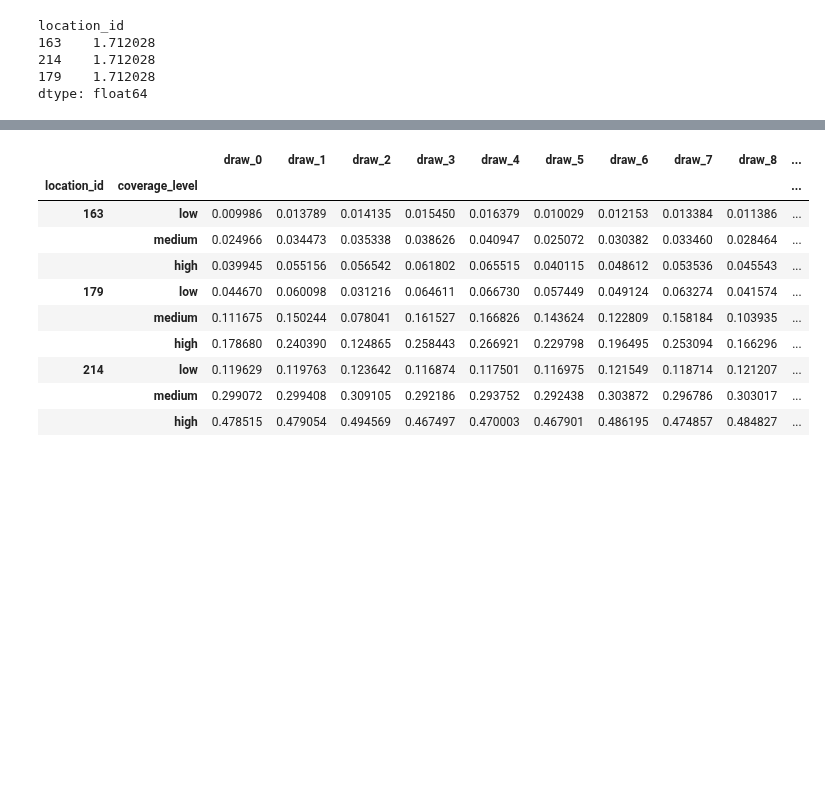
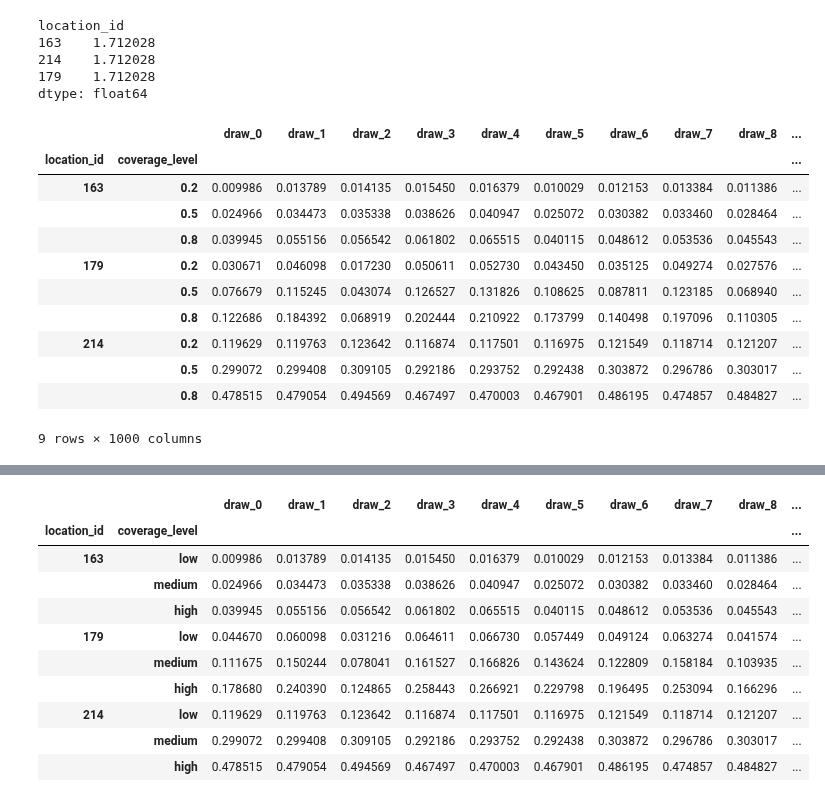
Before and after one commit to ihmeuw/vivarium_data_analysis, a Jupyter notebook: pre_processing/lsff_project/multiplication_models/dichotomous_models/2021_02_16_folic_acid_multiplicative_model_updated_alpha.ipynb, the cells around one changed output, grey strips where cells are left out. Cells and saved outputs as stored; diff of their text form; code cells hidden in the pictures; blank space fills up the shorter version.

Commit message:
working on coverage fns

```diff
--- a/pre_processing/lsff_project/multiplication_models/dichotomous_models/2021_02_16_folic_acid_multiplicative_model_updated_alpha.ipynb
+++ b/pre_processing/lsff_project/multiplication_models/dichotomous_models/2021_02_16_folic_acid_multiplicative_model_updated_alpha.ipynb
@@ -154,0 +183,15 @@ def generate_overall_coverage_rates(nutrient, vehicle, coverage_levels, years, l
+# %%
+counterfactual
+# %% [output]
+|  |  | draw_0 | draw_1 | draw_2 | draw_3 | draw_4 | draw_5 | draw_6 | draw_7 | draw_8 | ... |
+| location_id | coverage_level |  |  |  |  |  |  |  |  |  | ... |
+| 163 | 0.2 | 0.009986 | 0.013789 | 0.014135 | 0.015450 | 0.016379 | 0.010029 | 0.012153 | 0.013384 | 0.011386 | ... |
+|  | 0.5 | 0.024966 | 0.034473 | 0.035338 | 0.038626 | 0.040947 | 0.025072 | 0.030382 | 0.033460 | 0.028464 | ... |
+|  | 0.8 | 0.039945 | 0.055156 | 0.056542 | 0.061802 | 0.065515 | 0.040115 | 0.048612 | 0.053536 | 0.045543 | ... |
+| 179 | 0.2 | 0.030671 | 0.046098 | 0.017230 | 0.050611 | 0.052730 | 0.043450 | 0.035125 | 0.049274 | 0.027576 | ... |
+|  | 0.5 | 0.076679 | 0.115245 | 0.043074 | 0.126527 | 0.131826 | 0.108625 | 0.087811 | 0.123185 | 0.068940 | ... |
+|  | 0.8 | 0.122686 | 0.184392 | 0.068919 | 0.202444 | 0.210922 | 0.173799 | 0.140498 | 0.197096 | 0.110305 | ... |
+| 214 | 0.2 | 0.119629 | 0.119763 | 0.123642 | 0.116874 | 0.117501 | 0.116975 | 0.121549 | 0.118714 | 0.121207 | ... |
+|  | 0.5 | 0.299072 | 0.299408 | 0.309105 | 0.292186 | 0.293752 | 0.292438 | 0.303872 | 0.296786 | 0.303017 | ... |
+|  | 0.8 | 0.478515 | 0.479054 | 0.494569 | 0.467497 | 0.470003 | 0.467901 | 0.486195 | 0.474857 | 0.484827 | ... |
+9 rows × 1000 columns
```
Also changed, not shown: parts of 13 cells of this notebook.
